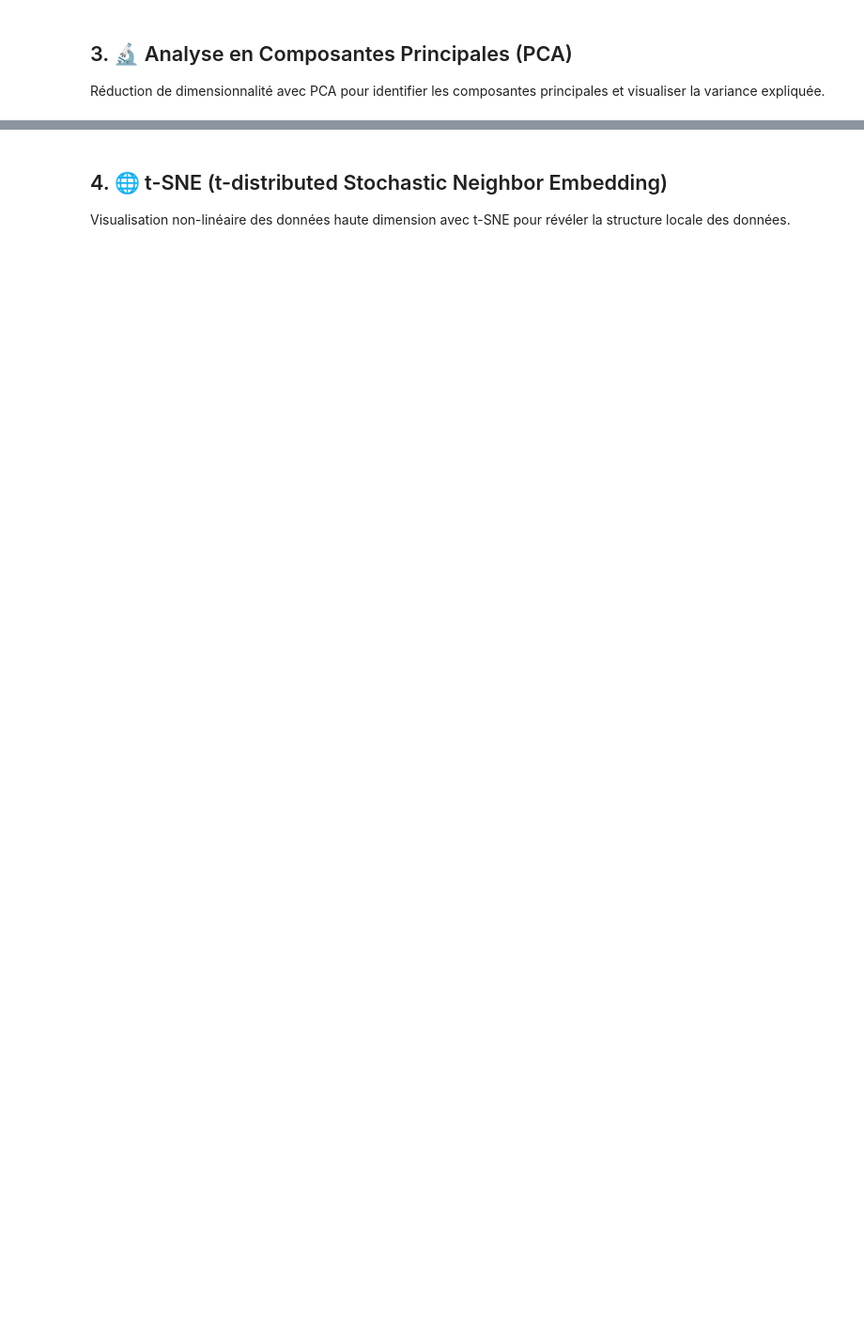
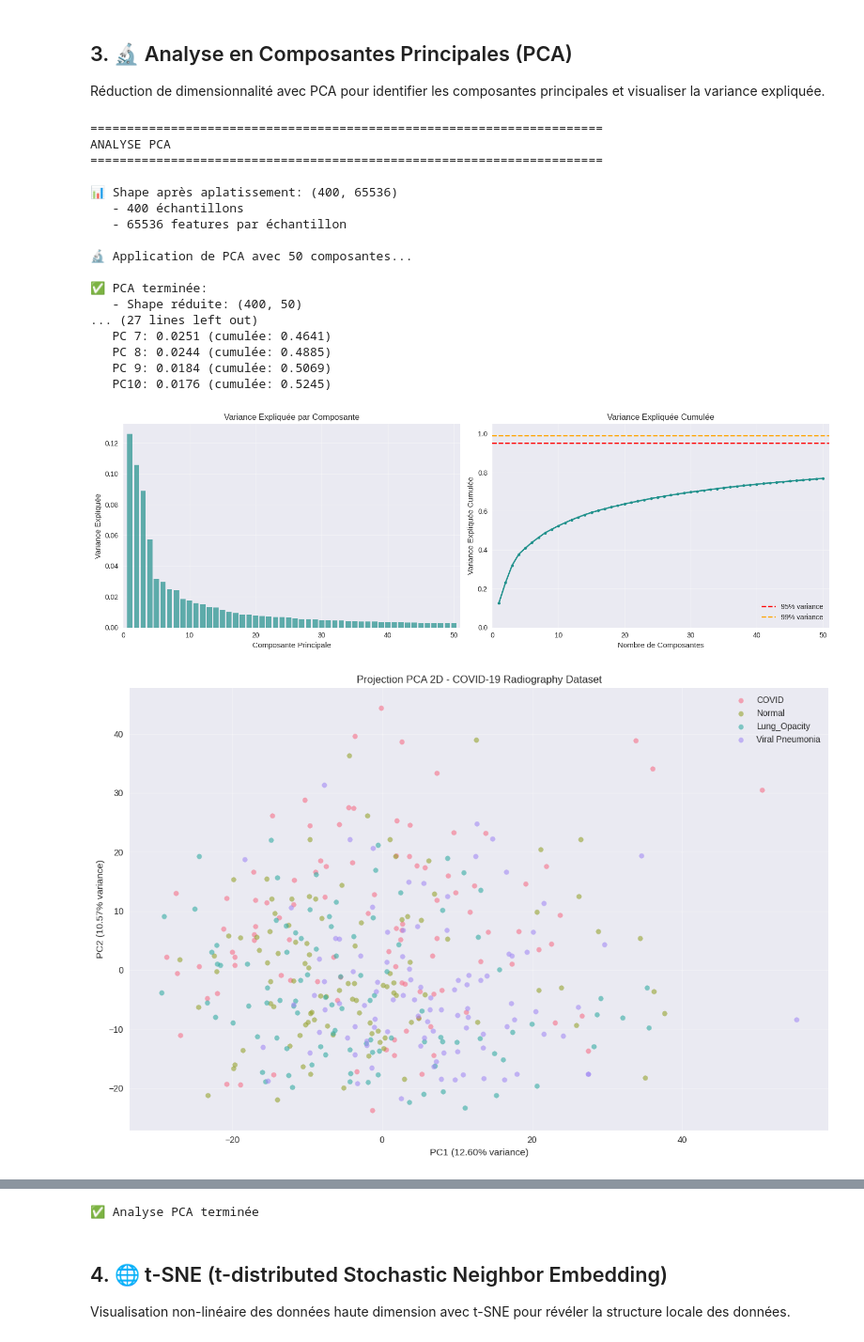
Before and after one commit to L-Poca/Data_Pipeline, a Jupyter notebook: notebooks/advanced_eda_template.ipynb, the cells around one changed output, grey strips where cells are left out. Shown at 94% size. Drawn from its saved outputs; the diff is of its cells as text; code cells hidden in the pictures; blank space fills up the shorter version.

```diff
--- a/notebooks/advanced_eda_template.ipynb
+++ b/notebooks/advanced_eda_template.ipynb
@@ -493,10 +507,10 @@ print(f"   - {n_samples} échantillons")
 print(f"   - {images_flat.shape[1]} features par échantillon")
 
 # PCA avec 50 composantes (configurable)
-n_components = config.transformers['pca']['n_components']
+n_components = 50  # Nombre de composantes à extraire
 print(f"\n🔬 Application de PCA avec {n_components} composantes...")
 
-pca = PCA(n_components=n_components, random_state=config.training['random_seed'])
+pca = PCA(n_components=n_components, random_state=config.random_seed)
 images_pca = pca.fit_transform(images_flat)
 
 print(f"\n✅ PCA terminée:")
@@ -563,30 +577,50 @@ plt.grid(alpha=0.3)
 plt.tight_layout()
 plt.show()
 
 # Projection 3D (PC1, PC2, PC3)
 from mpl_toolkits.mplot3d import Axes3D
 
 fig = plt.figure(figsize=(12, 8))
 ax = fig.add_subplot(111, projection='3d')
 
 for cls_idx, cls_name in enumerate(config.classes):
     cls_mask = labels_int == cls_idx
     ax.scatter(
         images_pca[cls_mask, 0],
         images_pca[cls_mask, 1],
         images_pca[cls_mask, 2],
         c=[colors[cls_idx]],
         label=cls_name,
         alpha=0.6,
         s=20
     )
 
 ax.set_xlabel(f'PC1 ({pca.explained_variance_ratio_[0]:.2%})')
 ax.set_ylabel(f'PC2 ({pca.explained_variance_ratio_[1]:.2%})')
 ax.set_zlabel(f'PC3 ({pca.explained_variance_ratio_[2]:.2%})')
 ax.set_title('Projection PCA 3D - COVID-19 Radiography Dataset')
 ax.legend()
 plt.tight_layout()
 plt.show()
 
 print("\n✅ Analyse PCA terminée")
+# %% [output]
+======================================================================
+ANALYSE PCA
+======================================================================
+
+📊 Shape après aplatissement: (400, 65536)
+   - 400 échantillons
+   - 65536 features par échantillon
+
+🔬 Application de PCA avec 50 composantes...
+
+✅ PCA terminée:
+   - Shape réduite: (400, 50)
+... (27 lines left out)
+   PC 7: 0.0251 (cumulée: 0.4641)
+   PC 8: 0.0244 (cumulée: 0.4885)
+   PC 9: 0.0184 (cumulée: 0.5069)
+   PC10: 0.0176 (cumulée: 0.5245)
+[figure, added]
+[figure, added]
@@ -593,3 +628,4 @@ print("\n✅ Analyse PCA terminée")
+✅ Analyse PCA terminée
 # %% [markdown]
 ## 4. 🌐 t-SNE (t-distributed Stochastic Neighbor Embedding)
 
```
Also changed, not shown: parts of 10 cells of this notebook.
